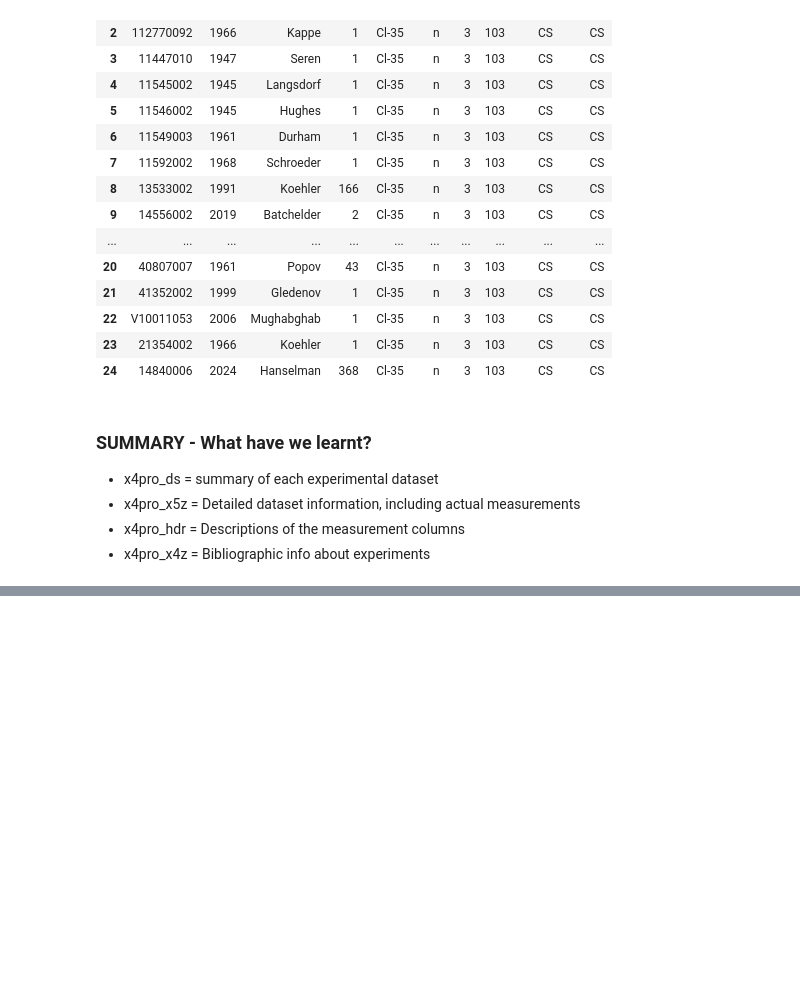
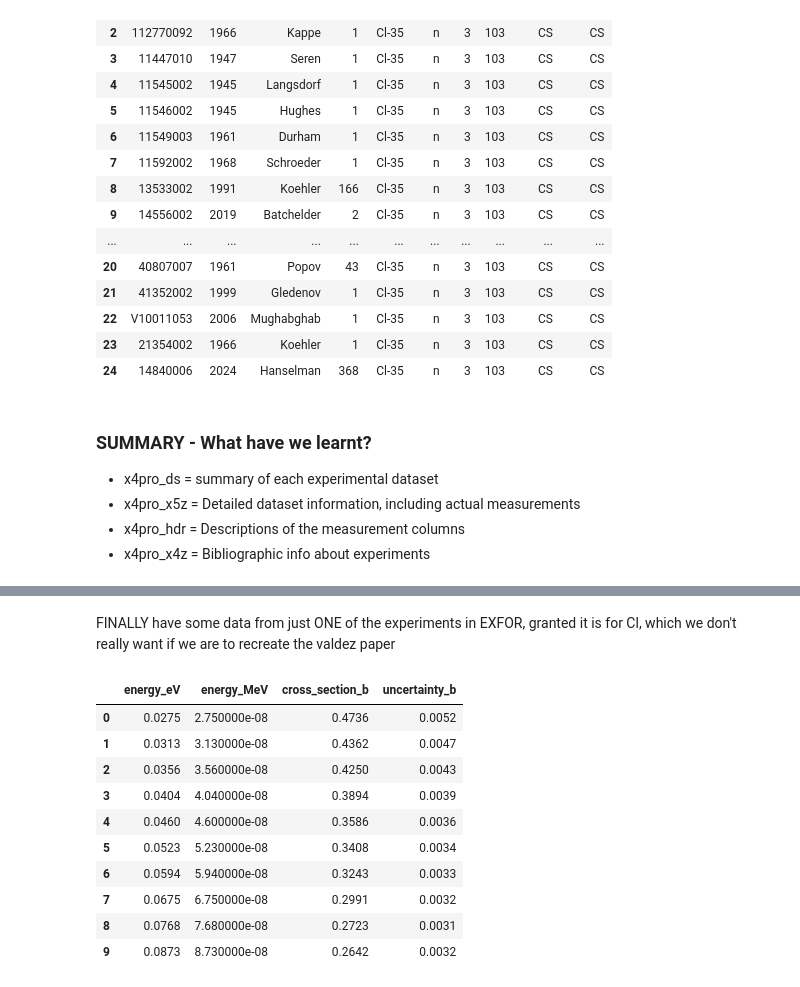
Before and after one commit to keenanbishop135/MSci-Project, a Jupyter notebook: My Notebooks/x4-fetch.ipynb, the cells around one changed output, grey strips where cells are left out. Drawn from its saved outputs; the diff is of its cells as text; code cells hidden in the pictures; blank space fills up the shorter version.

```diff
--- a/My Notebooks/x4-fetch.ipynb
+++ b/My Notebooks/x4-fetch.ipynb
@@ -452,3 +452,25 @@ display(chlorine_candidates[
 - x4pro_x5z = Detailed dataset information, including actual measurements
 - x4pro_hdr = Descriptions of the measurement columns
 - x4pro_x4z = Bibliographic info about experiments
+# %%
+import json
+
+## We want the Koehler data, search x4pro_x5z for it
+
+dataset_id = "13533002"
+
+result = pd.read_sql_query(
+    """
+    SELECT jx5z
+    FROM x4pro_x5z
+    WHERE DatasetID = ?
+    """,
+    connection,
+    params=(dataset_id,)
+)
+
+print("Number of matching records:", len(result))
+
+dataset = json.loads(result.iloc[0]["jx5z"])
+
+print(dataset.keys())
@@ -454,0 +579,29 @@ display(chlorine_candidates[
+# %% [markdown]
+FINALLY have some data from just ONE of the experiments in EXFOR, granted it is for Cl, which we don't really want if we are to recreate the valdez paper
+# %%
+# Extract the three measurement columns
+energy = next(c for c in dataset["x4data"] if c["cvar"] == "x1")
+cross_section = next(c for c in dataset["x4data"] if c["cvar"] == "y")
+uncertainty = next(c for c in dataset["x4data"] if c["cvar"] == "dy")
+
+# Construct a DataFrame
+koehler_df = pd.DataFrame({
+    "energy_eV": energy["dat0"],
+    "energy_MeV": [e * 1e-6 for e in energy["dat0"]],
+    "cross_section_b": cross_section["dat1"],
+    "uncertainty_b": uncertainty["dat1"]
+})
+
+display(koehler_df.head(10))
+# %% [output]
+|  | energy_eV | energy_MeV | cross_section_b | uncertainty_b |
+| 0 | 0.0275 | 2.750000e-08 | 0.4736 | 0.0052 |
+| 1 | 0.0313 | 3.130000e-08 | 0.4362 | 0.0047 |
+| 2 | 0.0356 | 3.560000e-08 | 0.4250 | 0.0043 |
+| 3 | 0.0404 | 4.040000e-08 | 0.3894 | 0.0039 |
+| 4 | 0.0460 | 4.600000e-08 | 0.3586 | 0.0036 |
+| 5 | 0.0523 | 5.230000e-08 | 0.3408 | 0.0034 |
+| 6 | 0.0594 | 5.940000e-08 | 0.3243 | 0.0033 |
+| 7 | 0.0675 | 6.750000e-08 | 0.2991 | 0.0032 |
+| 8 | 0.0768 | 7.680000e-08 | 0.2723 | 0.0031 |
+| 9 | 0.0873 | 8.730000e-08 | 0.2642 | 0.0032 |
```
Also changed, not shown: parts of 5 cells of this notebook, 1 other file.
